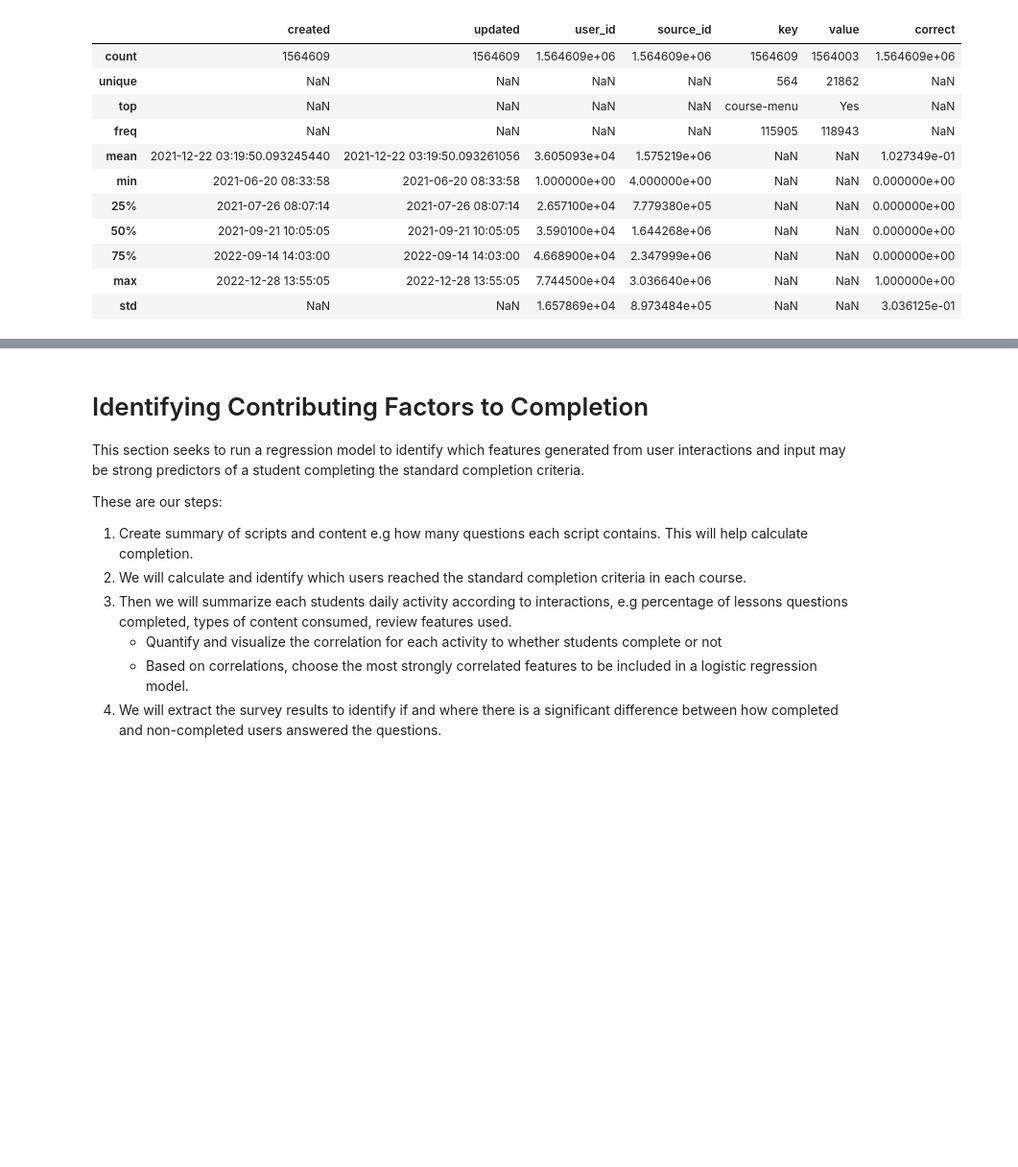
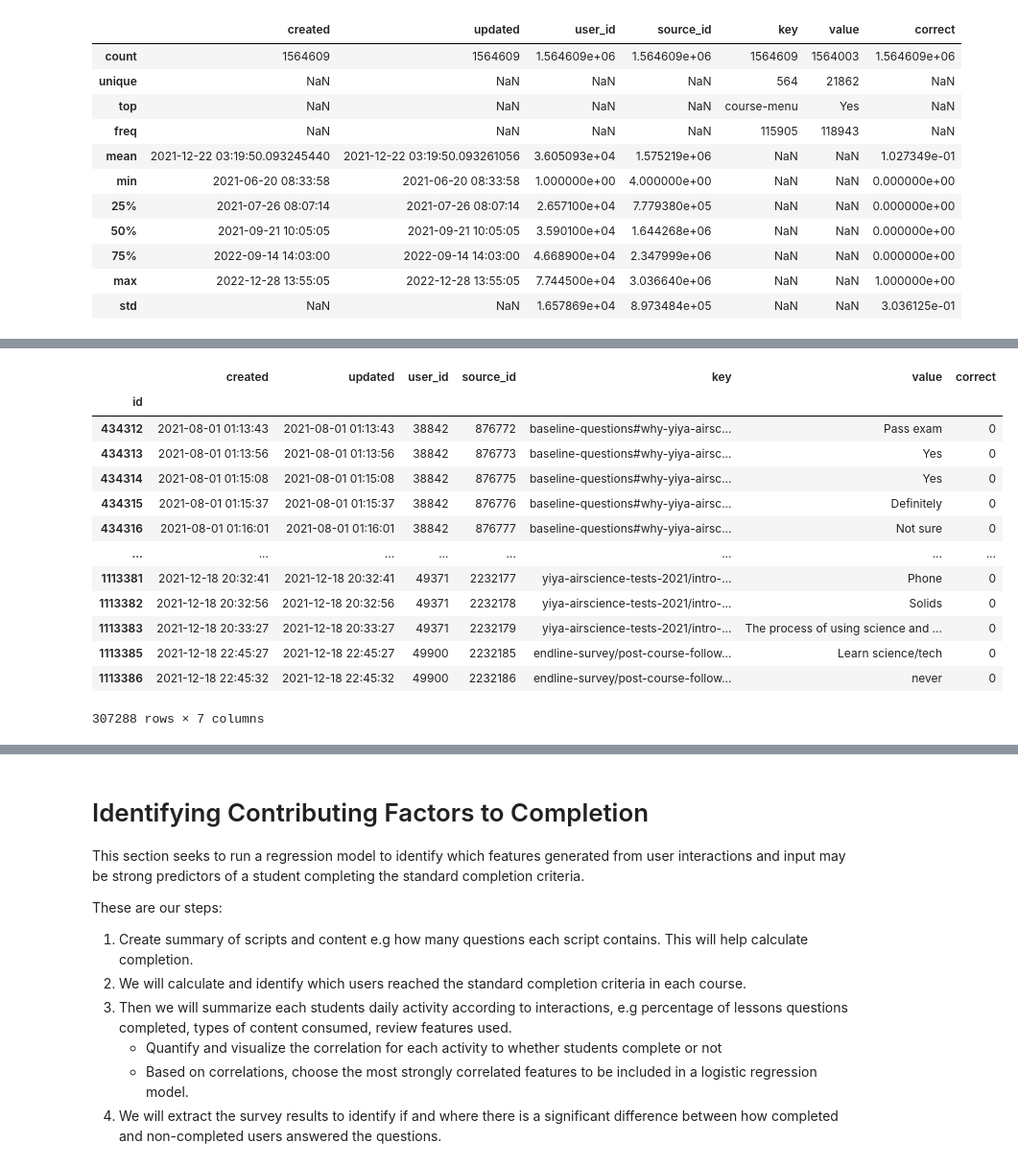
Before and after one commit to darrendbutler/yiya_data_analysis, a Jupyter notebook: dropout_analysis_course_2-3.ipynb, the cells around one changed output, grey strips where cells are left out. Shown at 96% size. Drawn from its saved outputs; the diff is of its cells as text; code cells hidden in the pictures; blank space fills up the shorter version.

```diff
--- a/dropout_analysis_course_2-3.ipynb
+++ b/dropout_analysis_course_2-3.ipynb
@@ -1047,0 +1096,64 @@ We may need to aggregate and group the usage of each user into a time series for
+# %%
+# Get Registered users
+
+def get_registered_users(registration_df, course_ids):
+    has_course_id = registration_df["course_id"].isin(course_ids) #build a mask for rows that have selected course ids
+    registered_users_lst = registered_users_lst.loc[has_course_id, "user_id"]
+
+    return registered_users_lst
+
+def get_course_responses(course_start, duration, course_ids):
+    """_summary_: gets responses from users that have completed the baseline in within specific course isntances
+
+    Args:
+        course_start (_type_): _description_
+        duration (_type_): _description_
+        course_ids (_type_): _description_
+
+    Returns:
+        _type_: _description_
+    """
+    #Look at the course table for the specific course you want.
+    # course_start = pd.to_datetime("2021-08-01")
+    # duration = dt.timedelta(weeks=20)
+    course_stop = course_start + duration
+
+    #Course IDS
+    course_ids = [3]
+
+    # Identify registered users registered for the course with registration table
+    has_course_id = registration_df["course_id"].isin(course_ids)
+    user_registrations = registration_df.loc[has_course_id]
+    print("registered users")
+    print(user_registrations["user_id"].head())
+
+    #identity testers
+    is_tester = user_df["tester"] == 1
+    testers = user_df.loc[is_tester]
+    print("tester ids")
+    print(testers.index)
+
+    #users who completed baseline task
+    #get users who completed baselines
+    contains_baseline = task_df["script"].str.contains("baseline") #task script contains baseline
+    between_dates = (task_df["created"] >= course_start) & (task_df["created"] <= course_stop) #task completed within course dates
+    completed_baseline_tasks = task_df.loc[contains_baseline & between_dates] #
+    print("BASELINE TASK SAMPLE")
+    print(completed_baseline_tasks.sample())
+    completed_baseline_tasks.info()
+    print("BASELINE TASK SCRIPT")
+    print(completed_baseline_tasks["script"].unique())
+    print()
+
+    #Get resposnes from users who are registered, have completed the baseline, and send a message between course dates
+    is_response_between_dates = (response_df["created"] >= course_start) & (response_df["created"] <= course_stop) #response sent within course dates?
+    has_user_completed_baseline = response_df["user_id"].isin(completed_baseline_tasks["user_id"]) #response sent by user who completed baseline?
+    is_response_from_non_tester = ~(response_df["user_id"].isin(testers))
+
+    response_meets_criteria = is_response_between_dates & has_user_completed_baseline & is_response_from_non_tester
+    return response_df.loc[response_meets_criteria]
+
+
+response_course_2_df = get_course_responses(course_start=pd.to_datetime("2021-08-01"), duration=dt.timedelta(weeks=20), course_ids=[3])
+response_course_2_df
+# %% [output]
@@ -1047,0 +1177,14 @@ We may need to aggregate and group the usage of each user into a time series for
+|  | created | updated | user_id | source_id | key | value | correct |
+| id |  |  |  |  |  |  |  |
+| 434312 | 2021-08-01 01:13:43 | 2021-08-01 01:13:43 | 38842 | 876772 | baseline-questions#why-yiya-airsc... | Pass exam | 0 |
+| 434313 | 2021-08-01 01:13:56 | 2021-08-01 01:13:56 | 38842 | 876773 | baseline-questions#why-yiya-airsc... | Yes | 0 |
+| 434314 | 2021-08-01 01:15:08 | 2021-08-01 01:15:08 | 38842 | 876775 | baseline-questions#why-yiya-airsc... | Yes | 0 |
+| 434315 | 2021-08-01 01:15:37 | 2021-08-01 01:15:37 | 38842 | 876776 | baseline-questions#why-yiya-airsc... | Definitely | 0 |
+| 434316 | 2021-08-01 01:16:01 | 2021-08-01 01:16:01 | 38842 | 876777 | baseline-questions#why-yiya-airsc... | Not sure | 0 |
+| ... | ... | ... | ... | ... | ... | ... | ... |
+| 1113381 | 2021-12-18 20:32:41 | 2021-12-18 20:32:41 | 49371 | 2232177 | yiya-airscience-tests-2021/intro-... | Phone | 0 |
+| 1113382 | 2021-12-18 20:32:56 | 2021-12-18 20:32:56 | 49371 | 2232178 | yiya-airscience-tests-2021/intro-... | Solids | 0 |
+| 1113383 | 2021-12-18 20:33:27 | 2021-12-18 20:33:27 | 49371 | 2232179 | yiya-airscience-tests-2021/intro-... | The process of using science and ... | 0 |
+| 1113385 | 2021-12-18 22:45:27 | 2021-12-18 22:45:27 | 49900 | 2232185 | endline-survey/post-course-follow... | Learn science/tech | 0 |
+| 1113386 | 2021-12-18 22:45:32 | 2021-12-18 22:45:32 | 49900 | 2232186 | endline-survey/post-course-follow... | never | 0 |
+307288 rows × 7 columns
```
Also changed, not shown: parts of 19 cells of this notebook.
